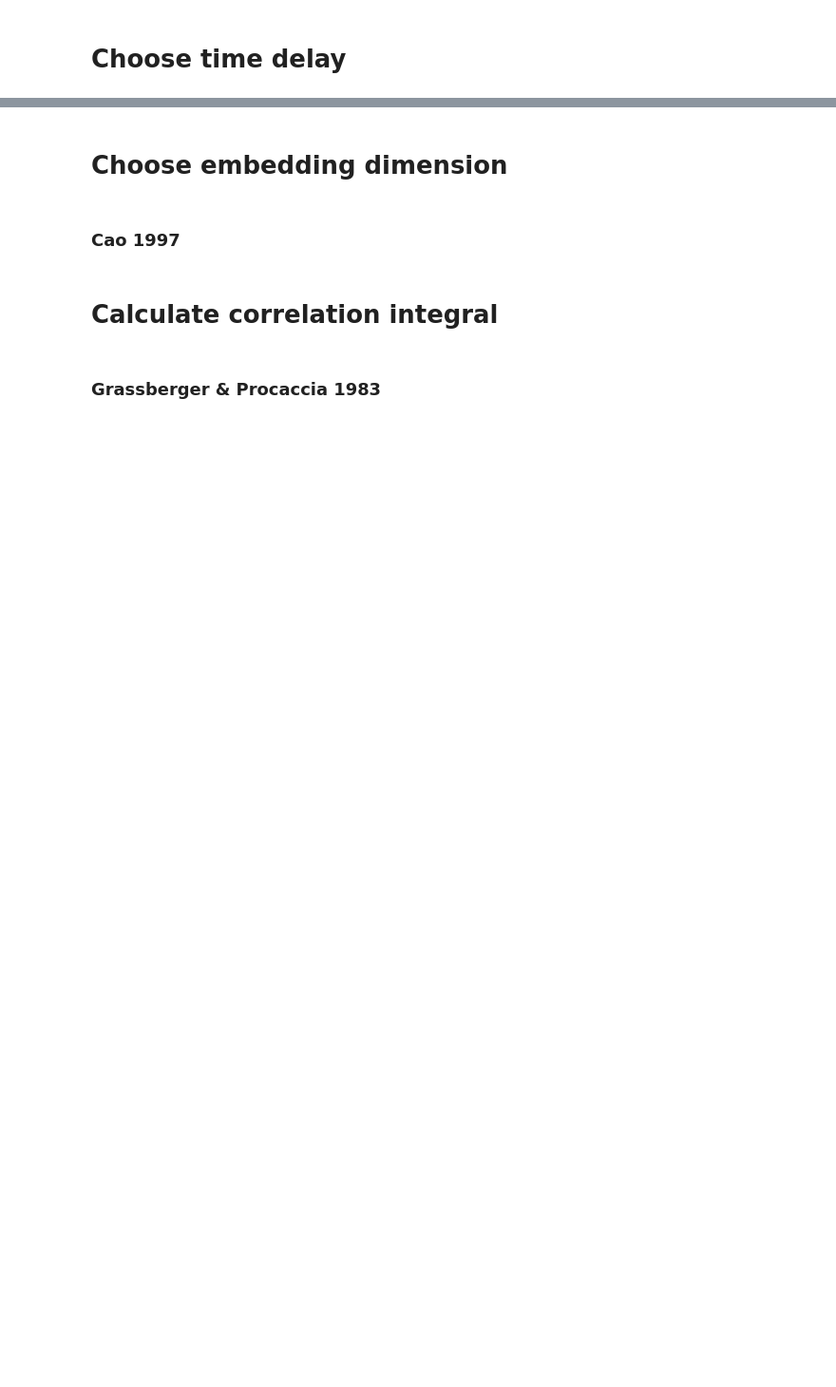
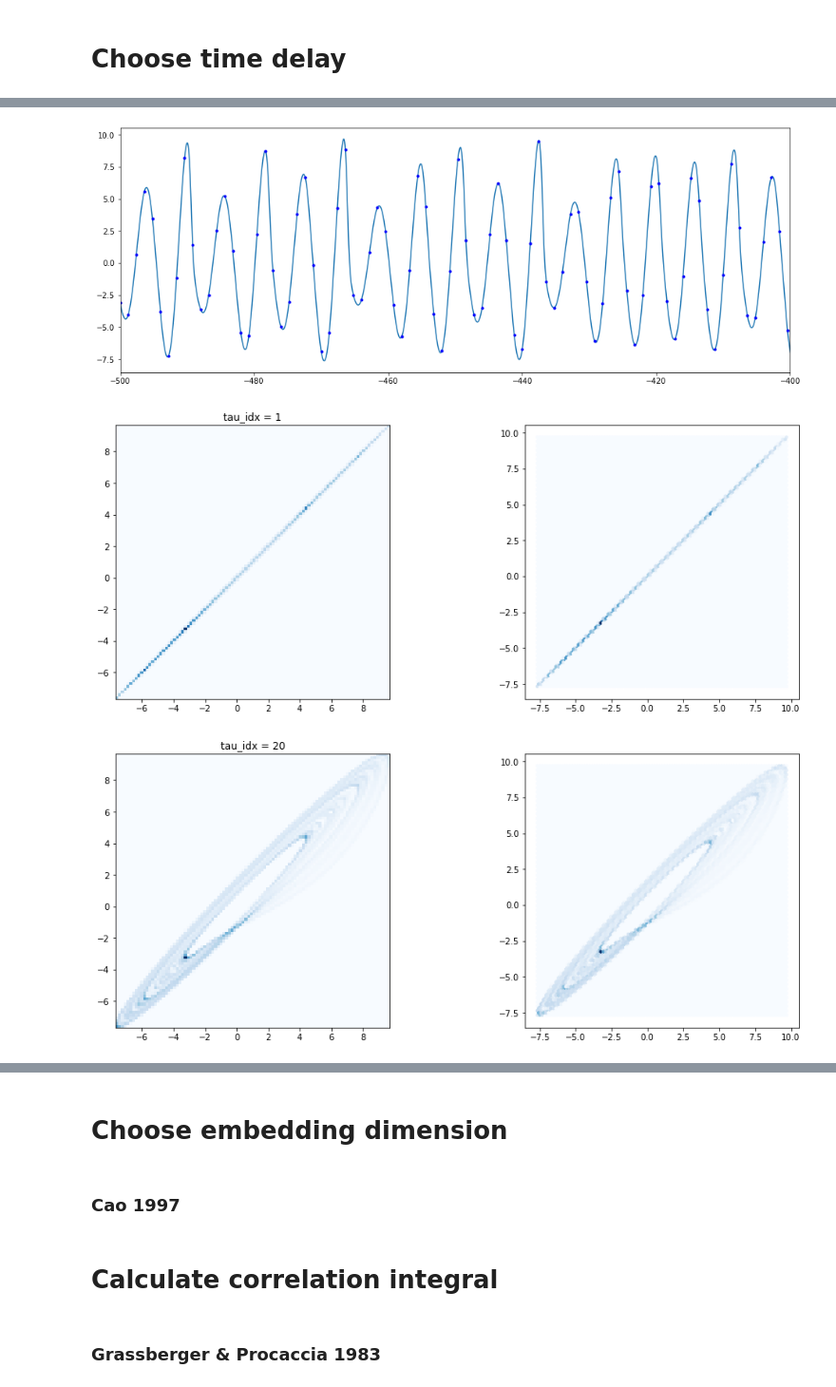
Before and after one commit to esandford/starspot_chaos, a Jupyter notebook: syntheticSignals.ipynb, the cells around one changed output, grey strips where cells are left out. Shown at 95% size. Cells and saved outputs as stored; diff of their text form; code cells hidden in the pictures; blank space fills up the shorter version.

```diff
--- a/syntheticSignals.ipynb
+++ b/syntheticSignals.ipynb
@@ -422,0 +478,27 @@ plotTimeSeries(lorenz_t,lorenz_r[:,2],min_freq=(1./baseline),max_freq=(1./(2.*dt
+# %%
+# rossler
+testDelayIdxs = np.array((1,20,50,100,150,250,500,600,1000))
+#testDelayIdxs = np.arange(1,201,10)
+#testDelayIdxs = np.arange(110,130,10)
+fig, ax = plt.subplots(1,1,figsize=(16,6))
+ax.plot(rossler_t,rossler_r[:,0])
+#for i in testDelayIdxs:
+#    ax.axvline(rossler_t[i],color='k')
+
+# see where the nice-looking delays happen along the time series. remember: what makes a good delay is *minimal* correlation, not maximal! so
+# the delay should not correspond to an inherent periodicity of the system.
+delay = 120
+ax.plot(rossler_t[::delay],rossler_r[::delay,0,],'b.')
+
+
+ax.set_xlim(-500,-400)
+plt.show()
+
+for i in testDelayIdxs:
+    bin2D(timeSeries=rossler_r[:,0], tauIdx = i, plotTitle="tau_idx = {0}".format(i))
+#this is SO COOL
+# so just by eye it looks like the first minimum of the mutual information should fall around tau~120 for the Rossler x time series.
+# %% [output]
+[figure, added]
+[figure, added]
+[figure, added]
```
Also changed, not shown: parts of 11 cells of this notebook.
